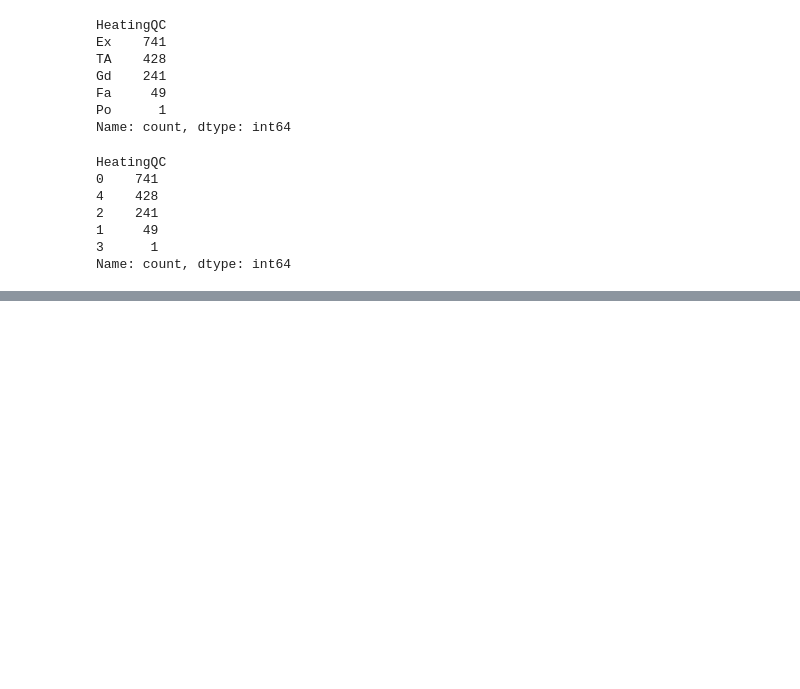
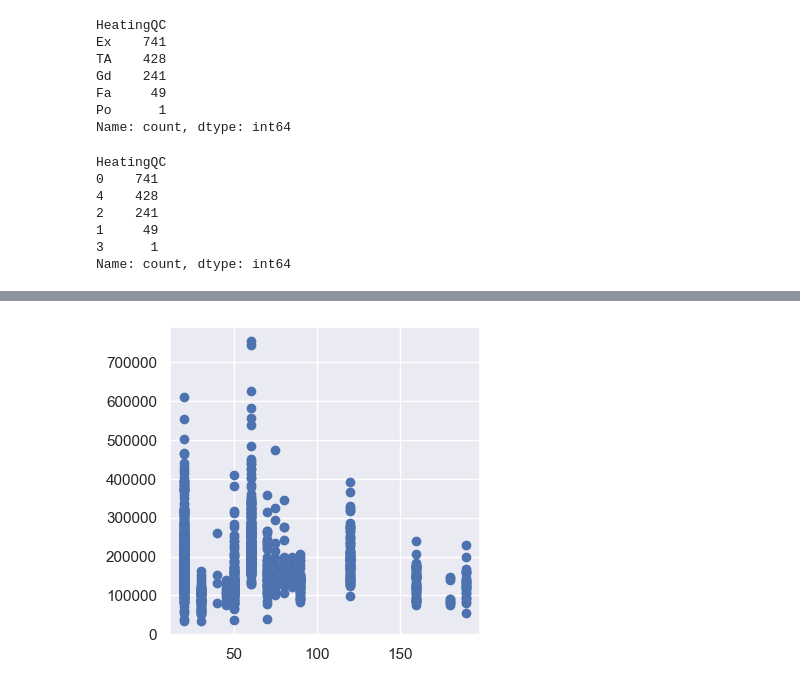
Before and after one commit to BilalDurmus08/house-prices-DS, a Jupyter notebook: end-to-end-house-price.ipynb, the cells around one changed output, grey strips where cells are left out. Saved outputs shown, nothing was run; the diff lists cells and outputs as text; code cells hidden in the pictures; blank space fills up the shorter version.

```diff
--- a/end-to-end-house-price.ipynb
+++ b/end-to-end-house-price.ipynb
@@ -396,0 +539,6 @@ df_total.groupby("Neighborhood")["LotFrontage"].transform(lambda x: x.fillna(x.m
+# %%
+# Let's check is it ordinal or nominal
+fig, ax = plt.subplots(figsize=(4,4))
+ax = plt.scatter(train.MSSubClass, train.SalePrice)
+# %% [output]
+[figure, added]
```
Also changed, not shown: parts of 18 cells of this notebook.
